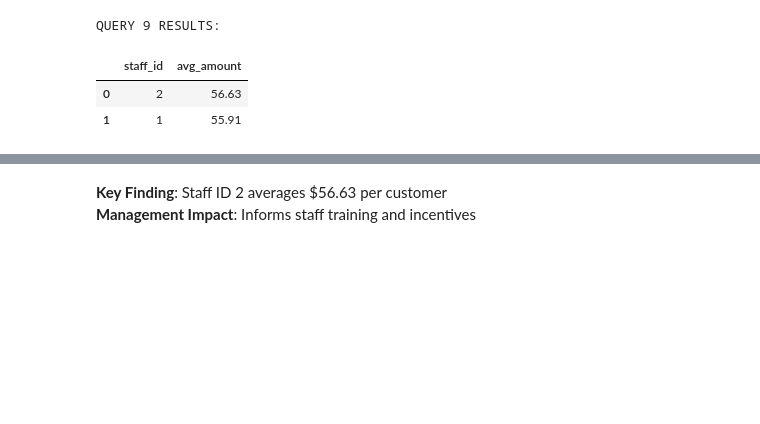
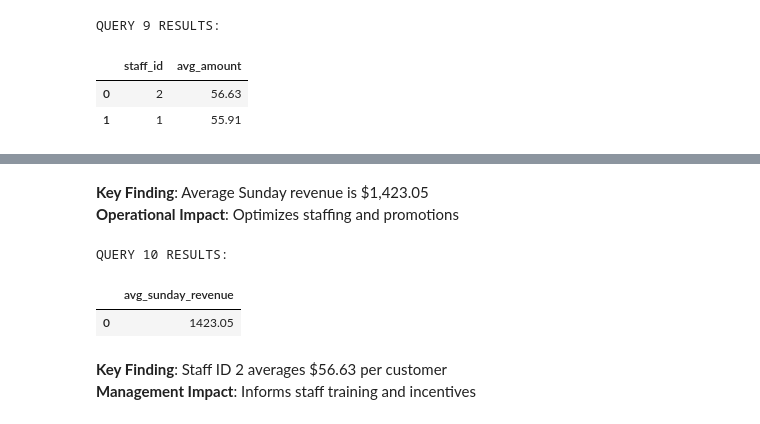
Before and after one commit to dr-ridwanoladipo/sql_business_analysis, a Jupyter notebook: business_analysis.ipynb, the cells around one changed output, grey strips where cells are left out. Drawn from its saved outputs; the diff is of its cells as text; code cells hidden in the pictures; blank space fills up the shorter version.

Commit message:
sunday revenue analysis

```diff
--- a/business_analysis.ipynb
+++ b/business_analysis.ipynb
@@ -389,3 +394,27 @@ QUERY 9 RESULTS:
+# %% [markdown]
+**Key Finding**: Average Sunday revenue is $1,423.05
+**Operational Impact**: Optimizes staffing and promotions
+# %%
+q10 = """
+SELECT
+    ROUND(AVG(daily.total), 2) as avg_sunday_revenue
+FROM (
+    SELECT
+        DATE(payment_date) as payment_day,
+        EXTRACT(dow FROM payment_date) as weekday,
+        SUM(amount) as total
+    FROM payment
+    WHERE EXTRACT(dow FROM payment_date) = 0
+    GROUP BY DATE(payment_date), weekday
+) daily;
+"""
+df10 = run_query(q10)
+print("QUERY 10 RESULTS:")
+display(df10)
+# %% [output]
+QUERY 10 RESULTS:
+|  | avg_sunday_revenue |
+| 0 | 1423.05 |
 # %% [markdown]
 **Key Finding**: Staff ID 2 averages $56.63 per customer
 **Management Impact**: Informs staff training and incentives
```
Also changed, not shown: parts of 1 cell of this notebook.
